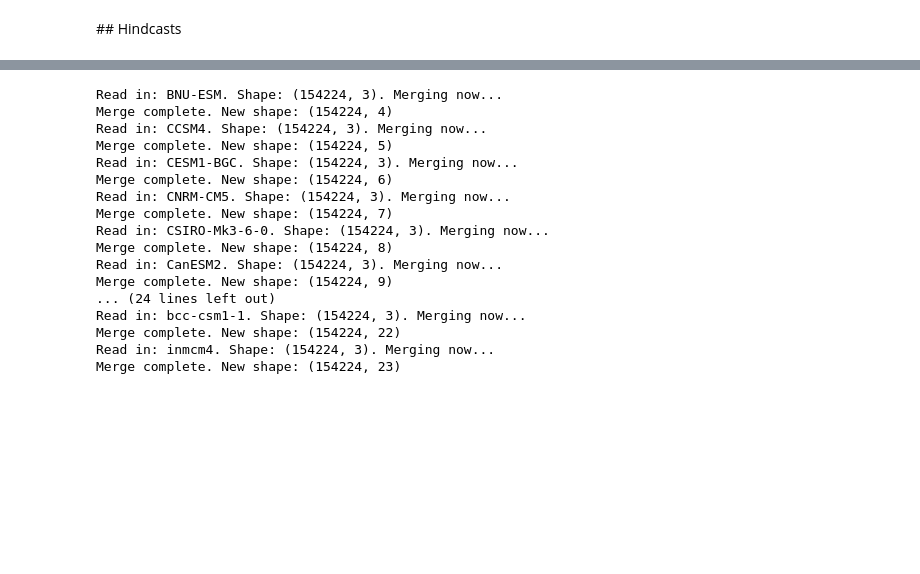
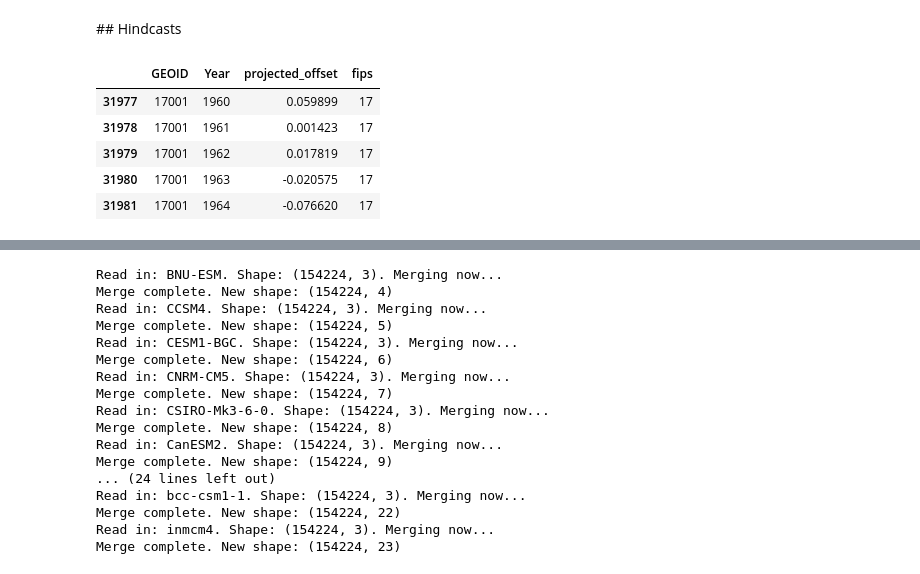
Before and after one commit to david0811/climag, a Jupyter notebook: analysis/county/county_analysis.ipynb, the cells around one changed output, grey strips where cells are left out. Saved outputs shown, nothing was run; the diff lists cells and outputs as text; code cells hidden in the pictures; blank space fills up the shorter version.

```diff
--- a/analysis/county/county_analysis.ipynb
+++ b/analysis/county/county_analysis.ipynb
@@ -221,6 +221,15 @@ cmip_all = ["yield_ACCESS1-0.historical+rcp85.csv",
 "yield_NorESM1-M.historical+rcp85.csv",
 "yield_bcc-csm1-1_historical+rcp85.csv",
 "yield_inmcm4.historical+rcp85.csv"]
+# %%
+gmfd.head()
+# %% [output]
+|  | GEOID | Year | projected_offset | fips |
+| 31977 | 17001 | 1960 | 0.059899 | 17 |
+| 31978 | 17001 | 1961 | 0.001423 | 17 |
+| 31979 | 17001 | 1962 | 0.017819 | 17 |
+| 31980 | 17001 | 1963 | -0.020575 | 17 |
+| 31981 | 17001 | 1964 | -0.076620 | 17 |
 # %%
 def analyse_RMSE_gmfd(data):
     # Merge with gmfd
```
Also changed, not shown: parts of 2 cells of this notebook.
